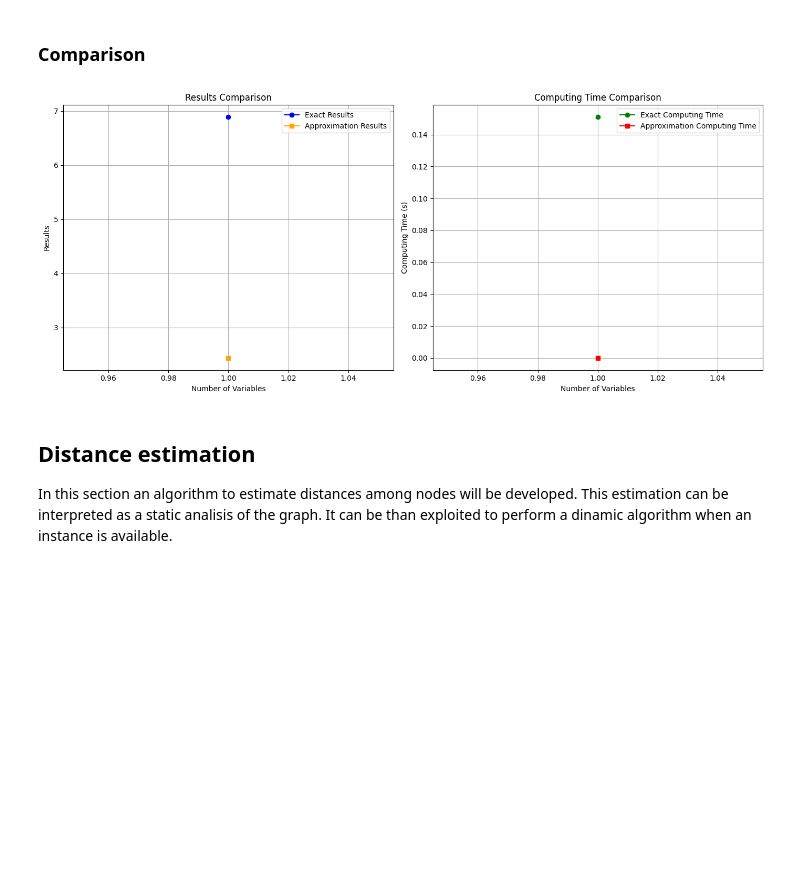
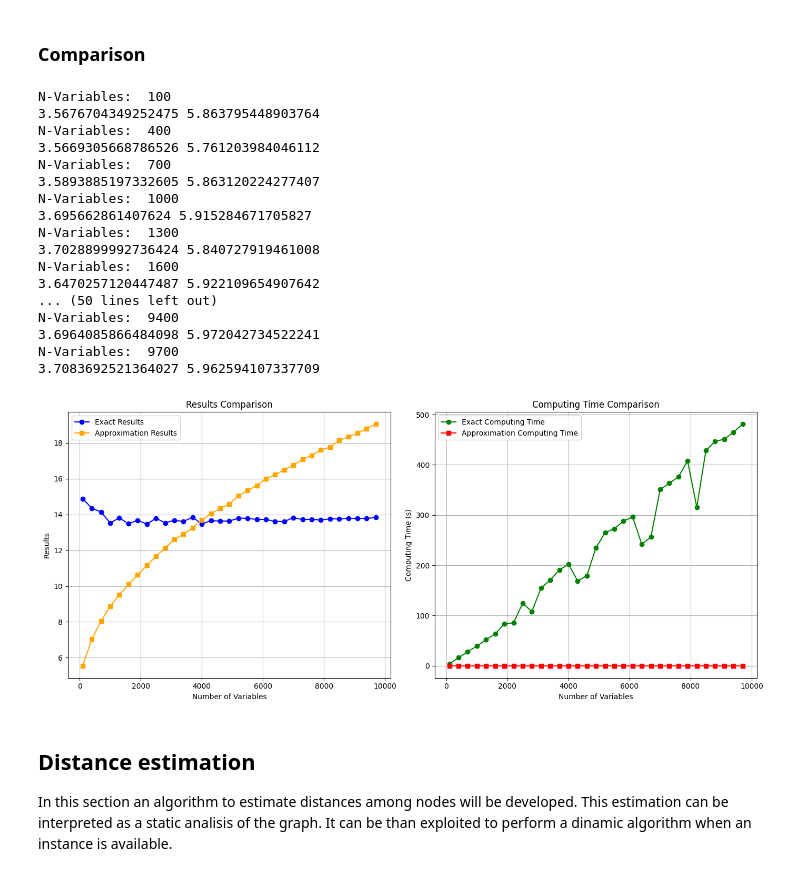
Before and after one commit to Mark55X/LearningFromNetworksProject, a Jupyter notebook: code/notebooks/project.ipynb, the cells around one changed output. Saved outputs shown, nothing was run; the diff lists cells and outputs as text; code cells hidden in the pictures; blank space fills up the shorter version.

```diff
--- a/code/notebooks/project.ipynb
+++ b/code/notebooks/project.ipynb
@@ -228,7 +228,7 @@ class MAX:
 
 
 class BoostMAX(MAX):
-    def __init__(self, rws : list[RandomWeight], threshold_for_single_cdf : float, upper_bound_precision: float, same_distribution = False):
+    def __init__(self, rws : list[RandomWeight], threshold_for_single_cdf : float = 0.003, upper_bound_precision: float = 5.0, same_distribution = False):
         super().__init__(rws)
         self.same_distribution = same_distribution
         self.lower_bound = self.calculate_lower_bound(threshold_for_single_cdf)
@@ -244,19 +244,7 @@ class BoostMAX(MAX):
         return max(rw.mean + upper_bound_precision * rw.standard_deviation for rw in self.random_weights)
 
     def get_expectation(self):
-        print(self.lower_bound, self.upper_bound)
         return super().get_expectation(lb=self.lower_bound, ub=self.upper_bound)
-
-
-'''
-threshold_for_single_cdf = 0.03
-
-# Se ho solo normali standard posso avere un calcolo piu preciso
-random_vars_std = [RandomWeight(0, 1) for i in range(200)]
-print(x_threshold_std)
-m_std = MAX(random_vars_std)
-print("VALORE TROVATO STD->", m_std.cdf(x_threshold_std))
-'''
 # %%
 random_v = [RandomWeight(np.random.uniform(10,30), np.random.uniform(0.1,0.4)) for i in range(10)]
 mx = MAX(random_v)
@@ -276,9 +264,9 @@ m.get_expectation()
 # %% [markdown]
 ### Comparison
 # %%
-start = 1
-max_variables = 2
-step = 10
+start = 100
+max_variables = 10000
+step = 300
 
 exact_results = []
 exact_computing_time = []
@@ -289,11 +277,12 @@ approximation_computing_time = []
 n_variables = range(start, max_variables, step)
 
 for n_variable in n_variables:
+    print("N-Variables: ", n_variable)
 
     random_vars = [RandomWeight(np.random.uniform(1,4), np.random.uniform(0.1,0.4)) for i in range(n_variable)]
 
     start_time = time.time()
-    mx = MAX(random_vars)
+    mx = BoostMAX(random_vars)
     result, error = mx.get_expectation()
     exact_results.append(result)
     exact_computing_time.append(time.time() - start_time)
@@ -301,34 +290,51 @@ for n_variable in n_variables:
     start_time = time.time()
     mx = GUMB(random_vars)
     approximation_results.append(mx.expectation)
     approximation_computing_time.append(time.time() - start_time)
 
 
 
 fig, axes = plt.subplots(1, 2, figsize=(14, 6))
 
 # exact_results e approximation_results
 axes[0].plot(n_variables, exact_results, label='Exact Results', color='blue', marker='o')
 axes[0].plot(n_variables, approximation_results, label='Approximation Results', color='orange', marker='s')
 axes[0].set_title('Results Comparison')
 axes[0].set_xlabel('Number of Variables')
 axes[0].set_ylabel('Results')
 axes[0].legend()
 axes[0].grid(True)
 
 # exact_computing_time e approximation_computing_time
 axes[1].plot(n_variables, exact_computing_time, label='Exact Computing Time', color='green', marker='o')
 axes[1].plot(n_variables, approximation_computing_time, label='Approximation Computing Time', color='red', marker='s')
 axes[1].set_title('Computing Time Comparison')
 axes[1].set_xlabel('Number of Variables')
 axes[1].set_ylabel('Computing Time (s)')
 axes[1].legend()
 axes[1].grid(True)
 # print
 plt.tight_layout()
 plt.show()
 # %% [output]
+N-Variables:  100
+3.5676704349252475 5.863795448903764
+N-Variables:  400
+3.5669305668786526 5.761203984046112
+N-Variables:  700
+3.5893885197332605 5.863120224277407
+N-Variables:  1000
+3.695662861407624 5.915284671705827
+N-Variables:  1300
+3.7028899992736424 5.840727919461008
+N-Variables:  1600
+3.6470257120447487 5.922109654907642
+... (50 lines left out)
+N-Variables:  9400
+3.6964085866484098 5.972042734522241
+N-Variables:  9700
+3.7083692521364027 5.962594107337709
-[figure, old version]
+[figure, new version]
 # %% [markdown]
 ## Distance estimation
 In this section an algorithm to estimate distances among nodes will be developed. This estimation can be interpreted as a static analisis of the graph. It can be than exploited to perform a dinamic algorithm when an instance is available.
```
Also changed, not shown: 1 other file.
